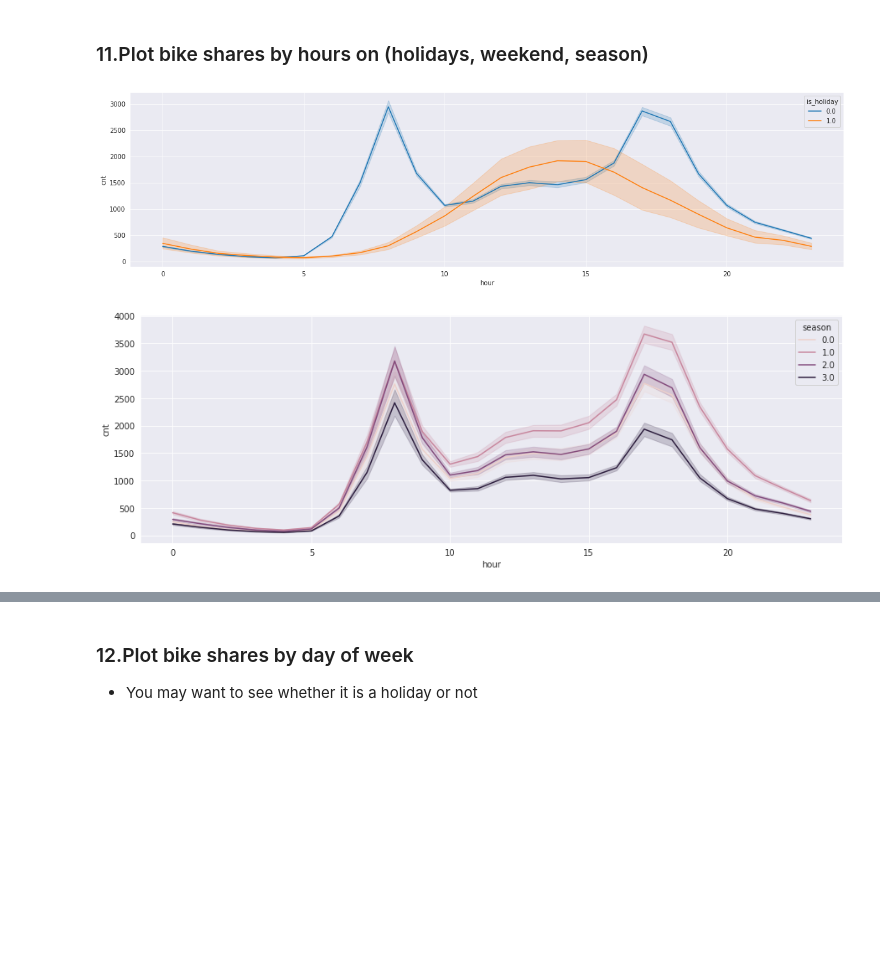
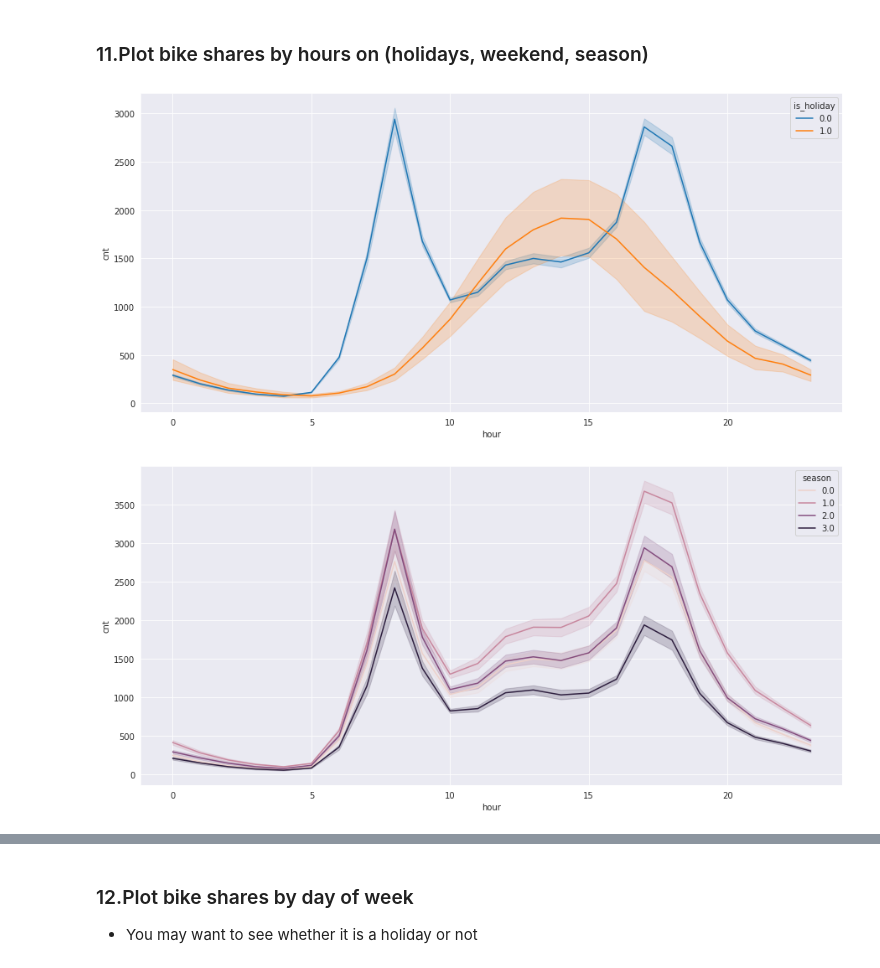
Before and after one commit to mehmetsar/DA_assignments, a Jupyter notebook: DV_capstone_student_ipynb_adlı_not_defterinin_kopyası.ipynb, the cells around one changed output, grey strips where cells are left out. Drawn from its saved outputs; the diff is of its cells as text; code cells hidden in the pictures; blank space fills up the shorter version.

```diff
--- a/DV_capstone_student_ipynb_adlı_not_defterinin_kopyası.ipynb
+++ b/DV_capstone_student_ipynb_adlı_not_defterinin_kopyası.ipynb
@@ -184,9 +184,8 @@ df.head()
 you can use strftime('%Y-%m') for year_mount
 # %%
 df["day of the week"]=df.timestamp.dt.dayofweek
-df["day of the month"]=df.timestamp.dt.daysinmonth
+df["day of the month"]=df.timestamp.dt.strftime("%d")
 df["hour"]=df.timestamp.dt.hour
 df["month"]=df.timestamp.dt.month
 df["year"]=df.timestamp.dt.year
+df["year_of_month"] = df.timestamp.dt.strftime("%m %Y")
-# %%
-df["month_of_the_year"] = df.groupby(by="year")["month"]
@@ -327,9 +329,13 @@ sns.lineplot(df.)
 ### 11.Plot bike shares by hours on (holidays, weekend, season)
 # %%
 # with lineplot (*whether it is a holiday or not*)
+plt.figure(figsize=(15,7))
+sns.lineplot(df.hour, df.cnt , hue=df.is_holiday);
 # %% [output]
-[figure, old version]
+[figure, new version]
 # %%
 # with lineplot (*You may want to see seasonal breakdowns*)
+plt.figure(figsize=(15,7))
+sns.lineplot(df.hour, df.cnt , hue=df.season);
 # %% [output]
-[figure, old version]
+[figure, new version]
```
Also changed, not shown: parts of 37 cells of this notebook.
